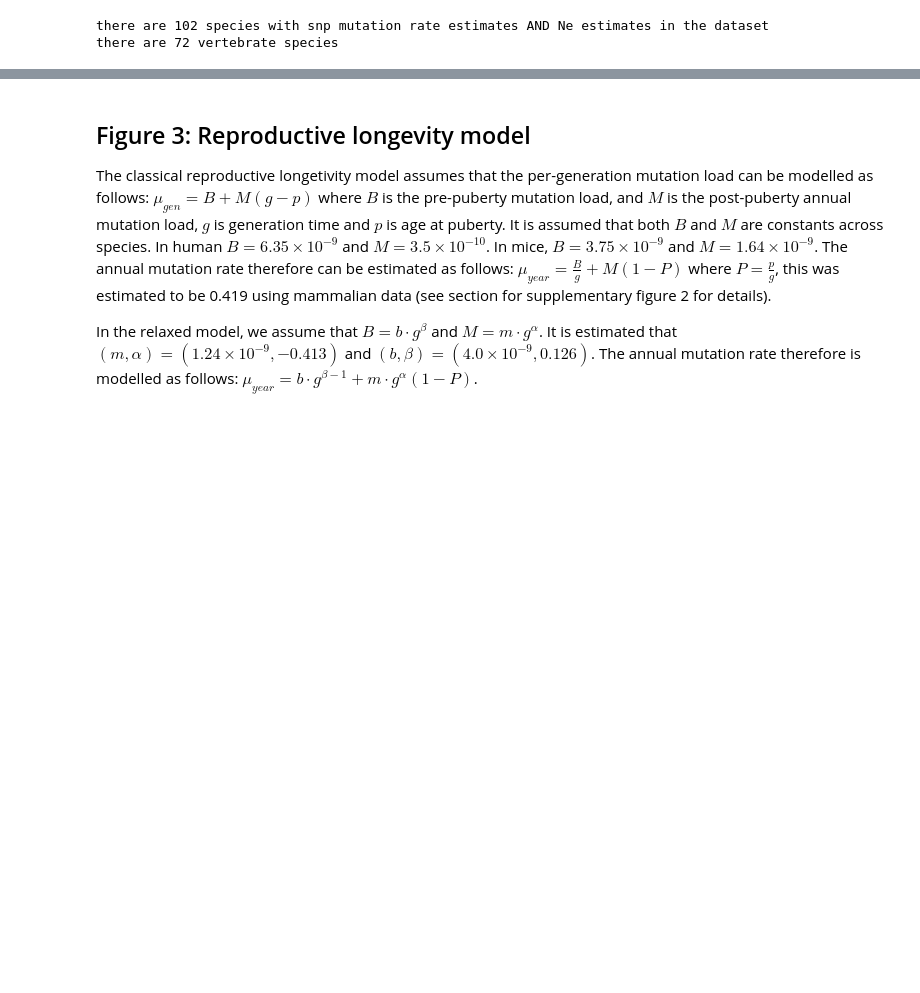
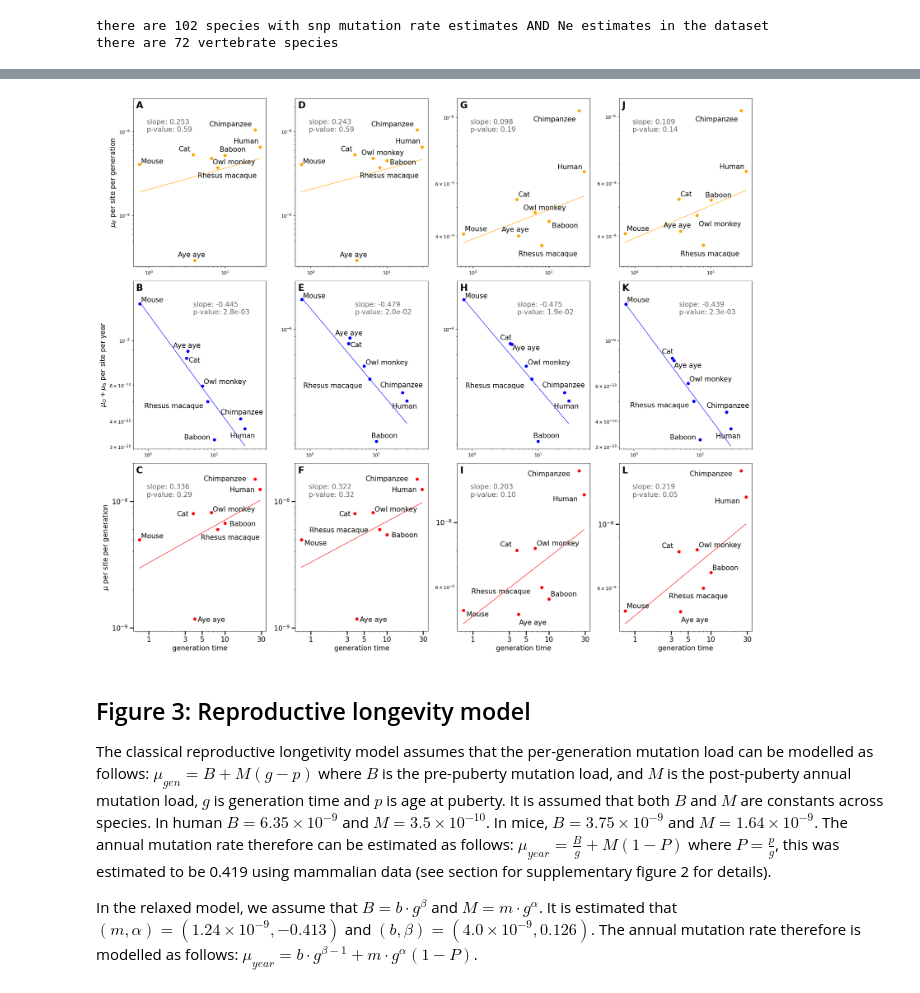
Before and after one commit to harrispopgen/clocklike-DBH, a Jupyter notebook: DBH_plots.ipynb, the cells around one changed output, grey strips where cells are left out. Drawn from its saved outputs; the diff is of its cells as text; code cells hidden in the pictures; blank space fills up the shorter version.

```diff
--- a/DBH_plots.ipynb
+++ b/DBH_plots.ipynb
@@ -101,3 +269,46 @@ there are 72 vertebrate species
+# %%
+def plot_supplementary_figure_slope_intercept_regressions(save_figure):
+    fig, ax = plt.subplots(3, 4, figsize=(20, 17))
+
+
+    wang_versoza_filename = "output/figure2_point_estimates_wang_versoza_variable_alpha.csv"
+    plot_slope_and_intercept_regression(wang_versoza_filename, ax[:, 0])
+
+    wu_versoza_filename = "output/figure2_point_estimates_wu_versoza_variable_alpha.csv"
+    plot_slope_and_intercept_regression(wu_versoza_filename, ax[:, 1])
+
+    wu_wang_filename = "output/figure2_point_estimates_wu_wang_variable_alpha.csv"
+    plot_slope_and_intercept_regression(wu_wang_filename, ax[:, 2])
+
+    wang_wang_default_alpha_filename = "output/figure2_point_estimates_wang_wang_default_alpha.csv"
+    plot_slope_and_intercept_regression(wang_wang_default_alpha_filename, ax[:,3])
+
+    tick_label_font_size, axis_label_font_size = 15, 15
+    tick_location = [1,3,5,10,30]
+    y_label = rf"$\mu_E$ per site per generation"
+    format_y_axis_label(ax[0,0], axis_label_font_size, y_label)
+
+    y_label = r"$\mu_{O} + \mu_{S}$ per site per year"
+    format_y_axis_label(ax[1,0], axis_label_font_size, y_label)
+
+    y_label = rf"$\mu$ per site per generation"
+    format_y_axis_label(ax[2,0], axis_label_font_size, y_label)
+
+    for i in range(4):
+        format_x_axis_label(ax[2,i], tick_label_font_size, axis_label_font_size, tick_location)
+
+    for n, axis in enumerate(np.transpose(ax).flatten()):
+        axis.text(0.02, 0.94, string.ascii_uppercase[n], transform=axis.transAxes, size=20, weight='bold')
+
+    fig.tight_layout()
+    figure_name = "figures/supplementary_slope_intercept_regression.pdf"
+    if save_figure:
+        fig.savefig(figure_name, bbox_inches='tight')
+    fig.tight_layout()
+
+plot_supplementary_figure_slope_intercept_regressions(save_figure=True)
+# %% [output]
+[figure, added]
 # %% [markdown]
 ## Figure 3: Reproductive longevity model
 The classical reproductive longetivity model assumes that the per-generation mutation load can be modelled as follows:
```
Also changed, not shown: parts of 8 cells of this notebook.
